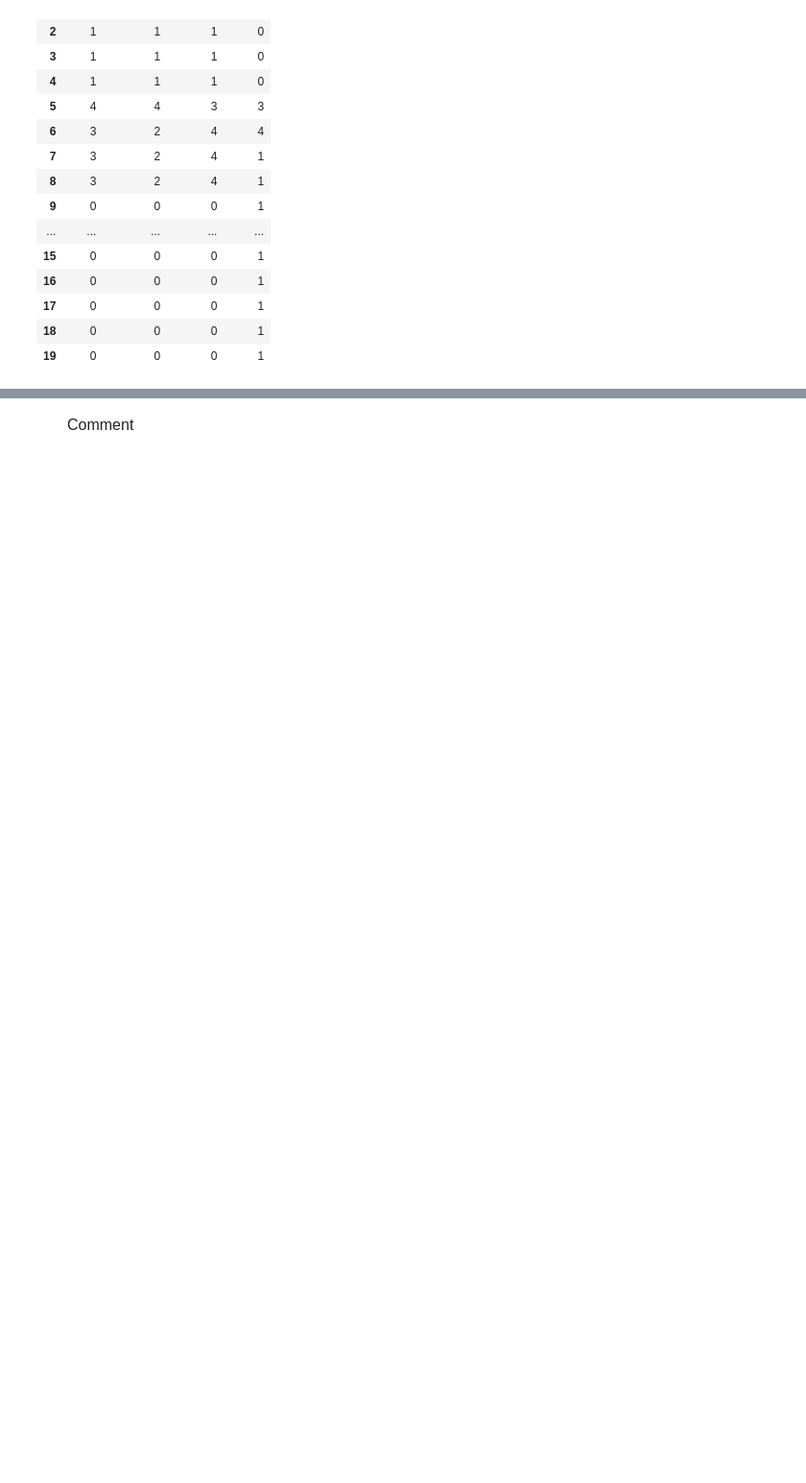
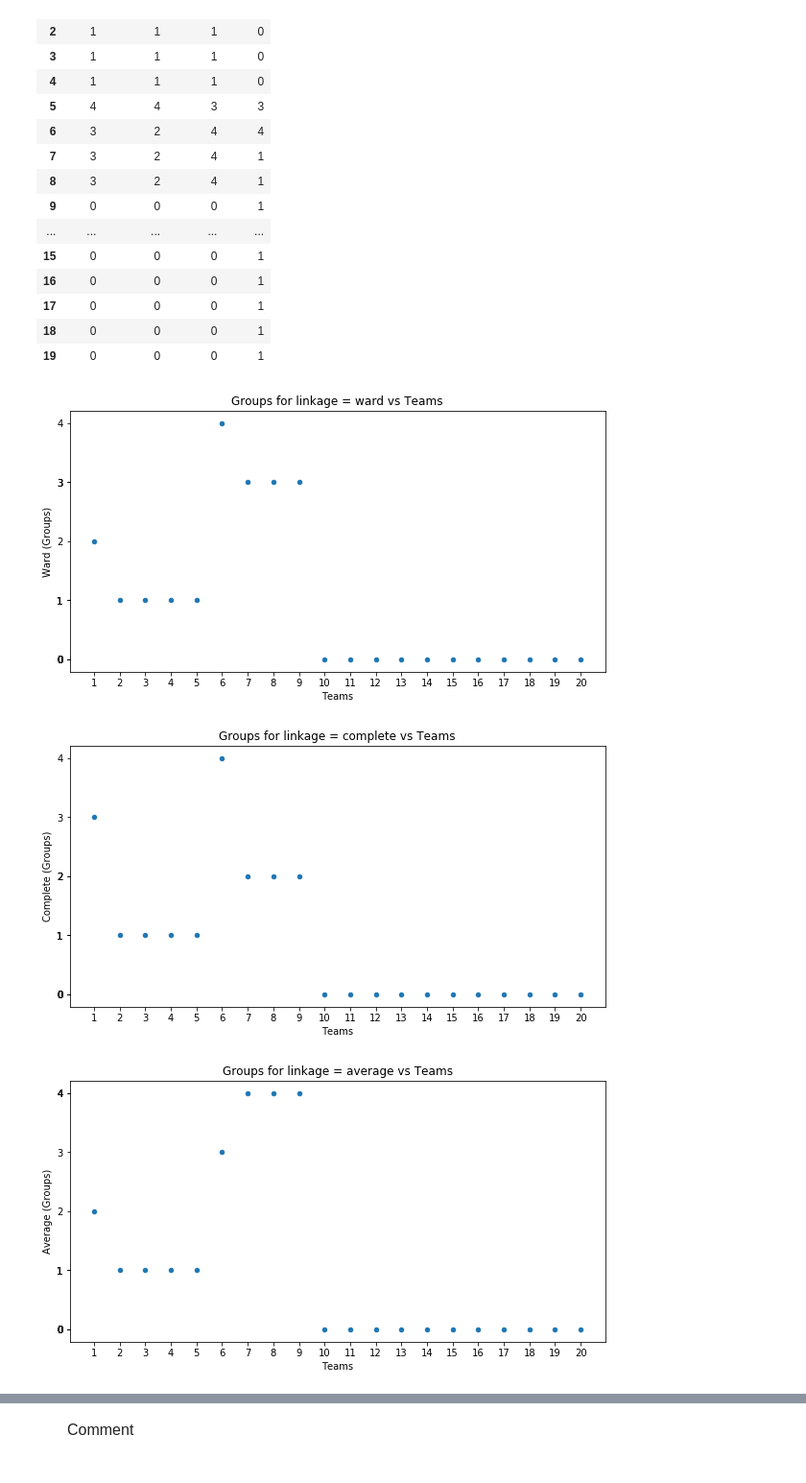
Before and after one commit to MatheusGSantos/AI, a Jupyter notebook: Projeto 1/Prova 2.ipynb, the cells around one changed output, grey strips where cells are left out. Shown: that part at 96% size. Drawn from its saved outputs; the diff is of its cells as text; code cells hidden in the pictures; blank space fills up the shorter version.

```diff
--- a/Projeto 1/Prova 2.ipynb
+++ b/Projeto 1/Prova 2.ipynb
@@ -684,3 +746,31 @@ results
 | 17 | 0 | 0 | 0 | 1 |
 | 18 | 0 | 0 | 0 | 1 |
 | 19 | 0 | 0 | 0 | 1 |
+# %%
+df = np.array([x for x in range(1,21)]).reshape(-20,1)
+df = np.append(results.to_numpy(), df, axis=1)
+df = pd.DataFrame(df, columns=['Ward (Groups)', 'Complete (Groups)', 'Average (Groups)', 'Single (Groups)', 'Teams'])
+
+# Linkage = ward
+df.plot.scatter(x='Teams',y='Ward (Groups)',figsize=(10,5), title='Groups for linkage = ward vs Teams')
+rand_var = plt.xticks(df['Teams'])
+rand_var = plt.yticks(df['Ward (Groups)'])
+
+# Linkage = complete
+df.plot.scatter(x='Teams',y='Complete (Groups)',figsize=(10,5), title='Groups for linkage = complete vs Teams')
+rand_var = plt.xticks(df['Teams'])
+rand_var = plt.yticks(df['Complete (Groups)'])
+
+# Linkage = average
+df.plot.scatter(x='Teams',y='Average (Groups)',figsize=(10,5), title='Groups for linkage = average vs Teams')
+rand_var = plt.xticks(df['Teams'])
+rand_var = plt.yticks(df['Average (Groups)'])
+
+# Linkage = single
+df.plot.scatter(x='Teams',y='Single (Groups)',figsize=(10,5), title='Groups for linkage = single vs Teams')
+rand_var = plt.xticks(df['Teams'])
+rand_var = plt.yticks(df['Single (Groups)'])
+# %% [output]
+[figure, added]
+[figure, added]
+[figure, added]
```
Also changed, not shown: parts of 13 cells of this notebook.
